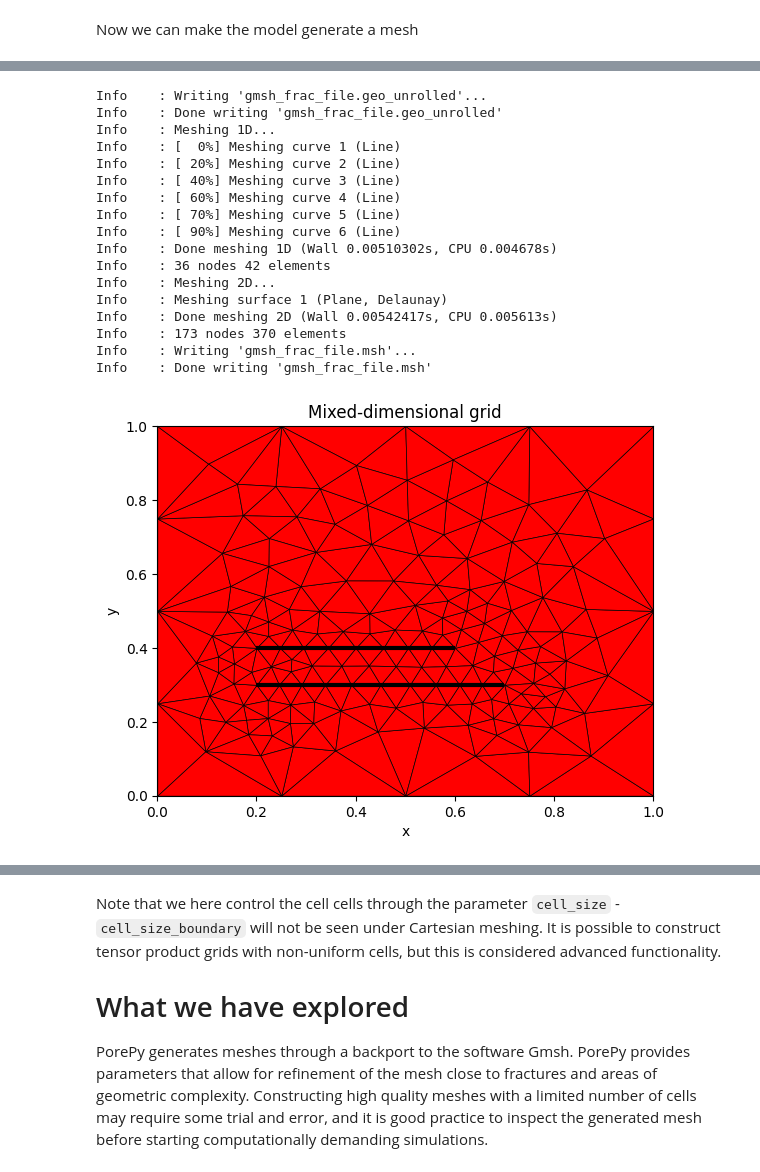
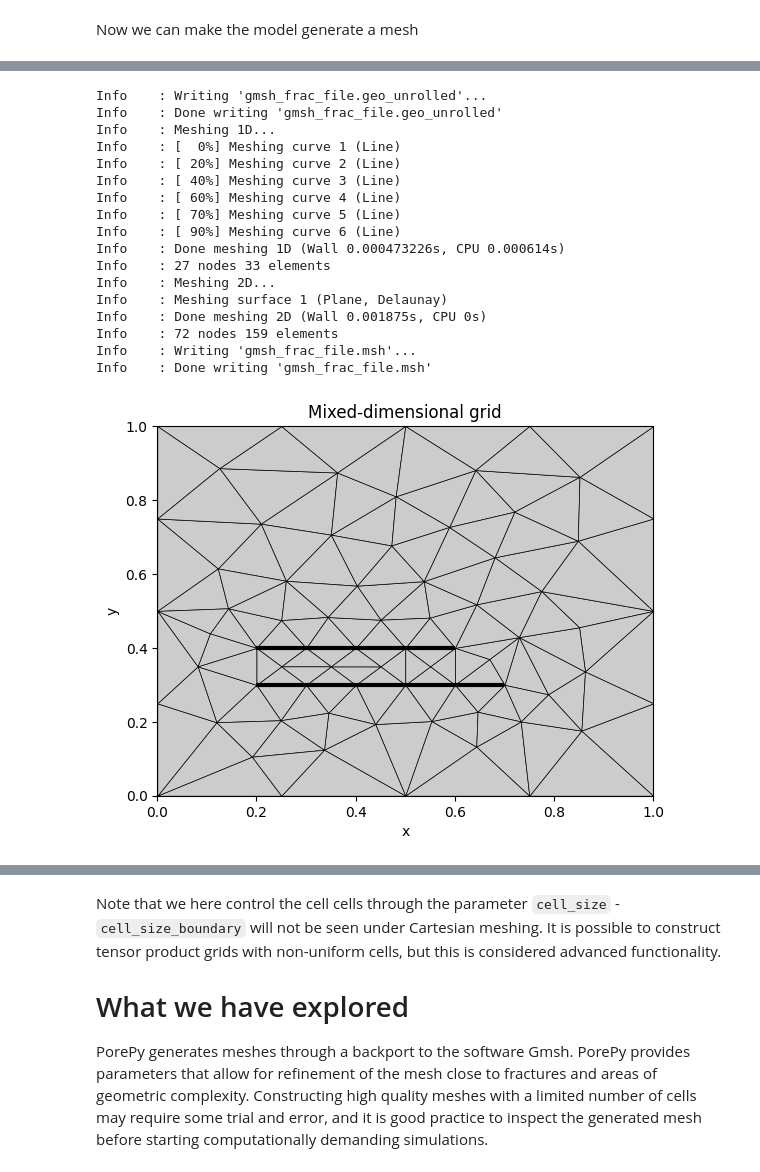
Before and after one commit to pmgbergen/porepy, a Jupyter notebook: tutorials/mixed_dimensional_grids.ipynb, the cells around one changed output, grey strips where cells are left out. Cells and saved outputs as stored; diff of their text form; code cells hidden in the pictures.

```diff
--- a/tutorials/mixed_dimensional_grids.ipynb
+++ b/tutorials/mixed_dimensional_grids.ipynb
@@ -86,40 +103,33 @@ In practice it may be desirable to focus the mesh resolution, hence the computat
-# %%
-params = {
-    "grid_type": "simplex",
-    "meshing_arguments": {
-        "cell_size": pp.Units().convert_units(0.1, "m"),
-        "cell_size_boundary": pp.Units().convert_units(0.3, "m"),
-    },
-}
-model = ModifiedModel(params)
-model.set_geometry()
-pp.plot_grid(
-    model.mdg,
-    figsize=(10, 8),
-    plot_2d=True,
-    fracturewidth_1d=3,
-    linewidth=0.5,
-    title="Mixed-dimensional grid",
-)
-# %% [output]
-Info    : Writing 'gmsh_frac_file.geo_unrolled'...
-Info    : Done writing 'gmsh_frac_file.geo_unrolled'
-Info    : Meshing 1D...
-Info    : [  0%] Meshing curve 1 (Line)
-Info    : [ 20%] Meshing curve 2 (Line)
-Info    : [ 40%] Meshing curve 3 (Line)
-Info    : [ 60%] Meshing curve 4 (Line)
-Info    : [ 70%] Meshing curve 5 (Line)
-Info    : [ 90%] Meshing curve 6 (Line)
-Info    : Done meshing 1D (Wall 0.00510302s, CPU 0.004678s)
-Info    : 36 nodes 42 elements
-Info    : Meshing 2D...
-Info    : Meshing surface 1 (Plane, Delaunay)
-Info    : Done meshing 2D (Wall 0.00542417s, CPU 0.005613s)
-Info    : 173 nodes 370 elements
-Info    : Writing 'gmsh_frac_file.msh'...
-Info    : Done writing 'gmsh_frac_file.msh'
-[figure, removed]
+# %%
+params = {
+    "grid_type": "simplex",
+    "meshing_arguments": {
+        "cell_size_fracture": units.convert_units(0.1, "m"),
+        "cell_size_boundary": units.convert_units(0.3, "m"),
+        # The minimum cell size in the domain
+        "cell_size_min": units.convert_units(0.01, "m"),
+    },
+}
+mesh_and_plot(ModifiedModel, params)
+# %% [output]
+Info    : Writing 'gmsh_frac_file.geo_unrolled'...
+Info    : Done writing 'gmsh_frac_file.geo_unrolled'
+Info    : Meshing 1D...
+Info    : [  0%] Meshing curve 1 (Line)
+Info    : [ 20%] Meshing curve 2 (Line)
+Info    : [ 40%] Meshing curve 3 (Line)
+Info    : [ 60%] Meshing curve 4 (Line)
+Info    : [ 70%] Meshing curve 5 (Line)
+Info    : [ 90%] Meshing curve 6 (Line)
+Info    : Done meshing 1D (Wall 0.000473226s, CPU 0.000614s)
+Info    : 27 nodes 33 elements
+Info    : Meshing 2D...
+Info    : Meshing surface 1 (Plane, Delaunay)
+Info    : Done meshing 2D (Wall 0.001875s, CPU 0s)
+Info    : 72 nodes 159 elements
+Info    : Writing 'gmsh_frac_file.msh'...
+Info    : Done writing 'gmsh_frac_file.msh'
+[figure, added]
 # %% [markdown]
 It should be mentioned that the mesh size algorithm sometimes can give unexpected results in the form of poor quality meshes.
 It is not possible to pin down exactly when this may happen, hence it is good practice to inspect the mesh before starting costly simulation. To alleviate such situations, it may be necessary to apply the advanced mesh size control fields discussed next.
```
Also changed, not shown: parts of 15 cells of this notebook.
